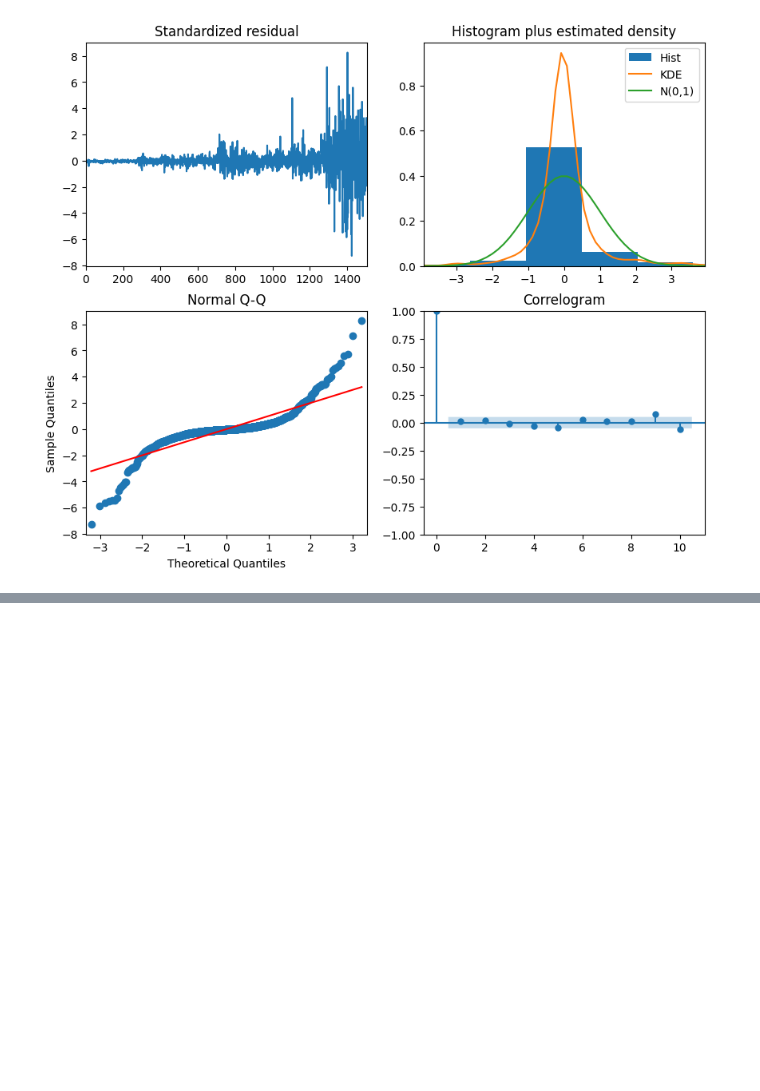
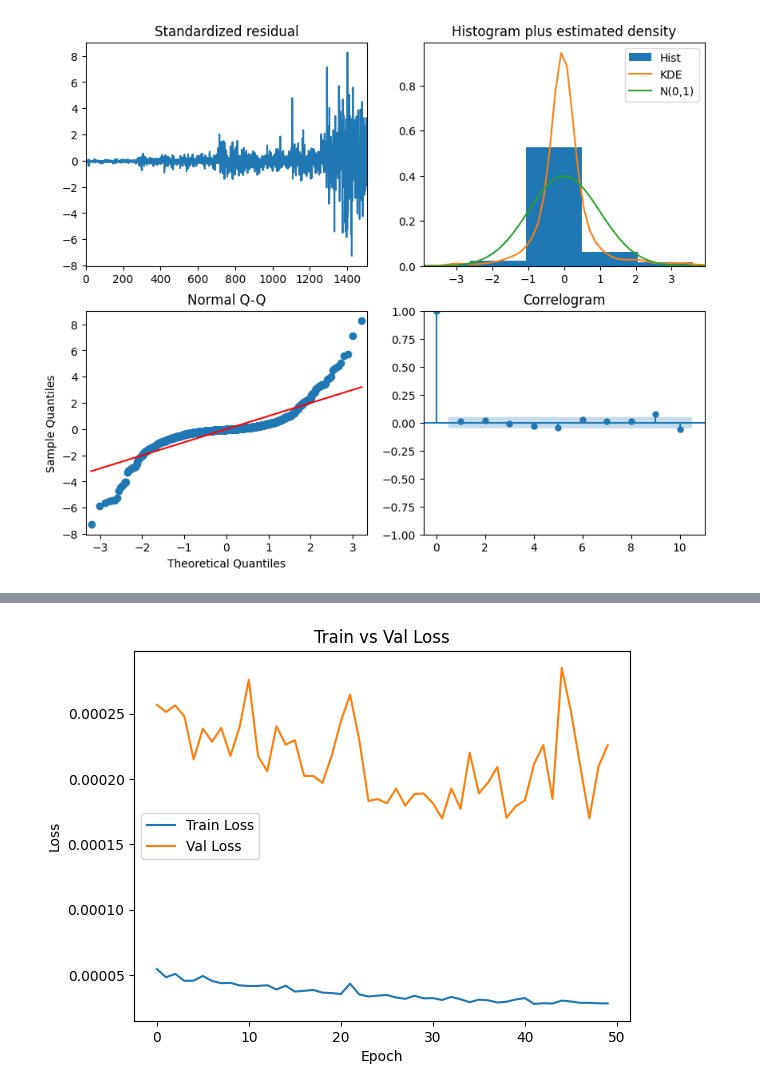
Before and after one commit to arahmanmdmajid/DS_AI_11, a Jupyter notebook: Time_Series_Analysis_&_Forecasting_Assignment.ipynb, the cells around one changed output, grey strips where cells are left out. Saved outputs shown, nothing was run; the diff lists cells and outputs as text; code cells hidden in the pictures; blank space fills up the shorter version.

```diff
--- a/Time_Series_Analysis_&_Forecasting_Assignment.ipynb
+++ b/Time_Series_Analysis_&_Forecasting_Assignment.ipynb
@@ -307,0 +269,7 @@ KeyboardInterrupt:
+# %%
+# Build LSTM model
+lstm_model = Sequential()
+lstm_model.add(LSTM(50, activation='relu', input_shape=(seq_len, 1)))
+lstm_model.add(Dense(1))
+lstm_model.compile(optimizer='adam', loss='mse')
+lstm_model.summary()
@@ -307,0 +288,7 @@ KeyboardInterrupt:
+# %%
+history = lstm_model.fit(X_train, y_train,
+                    epochs=50,
+                    batch_size=32,
+                    validation_split=0.1,
+                    callbacks=[EarlyStopping(monitor='val_loss', patience=30, restore_best_weights=True)],
+                    verbose=1)
@@ -307,0 +313,10 @@ KeyboardInterrupt:
+# %%
+plt.plot(history.history['loss'], label='Train Loss')
+plt.plot(history.history['val_loss'], label='Val Loss')
+plt.title('Train vs Val Loss')
+plt.xlabel('Epoch')
+plt.ylabel('Loss')
+plt.legend()
+plt.show()
+# %% [output]
+[figure, added]
```
Also changed, not shown: parts of 18 cells of this notebook.
